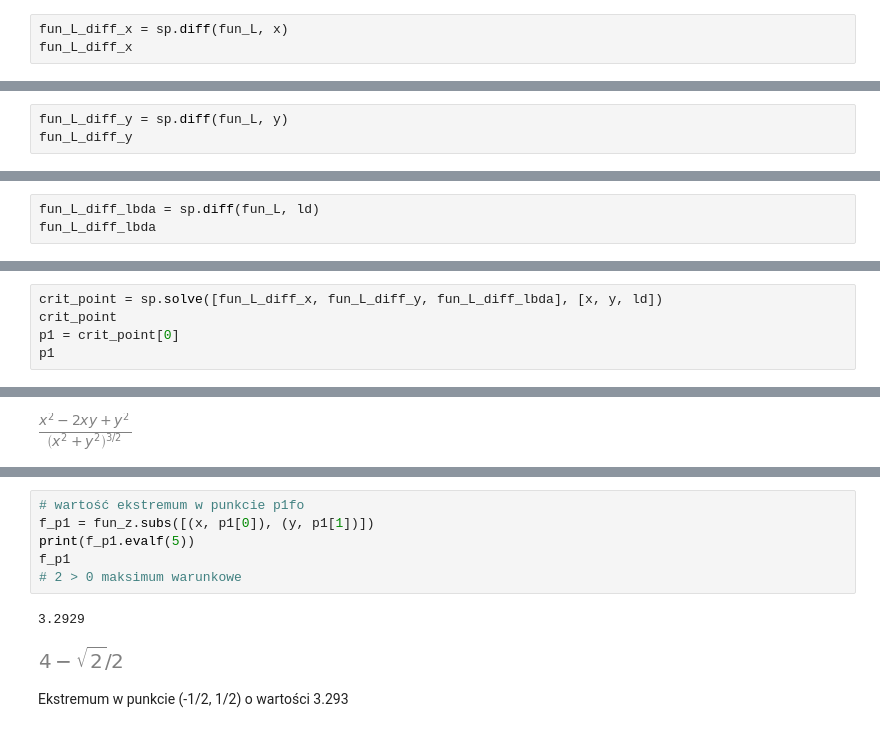
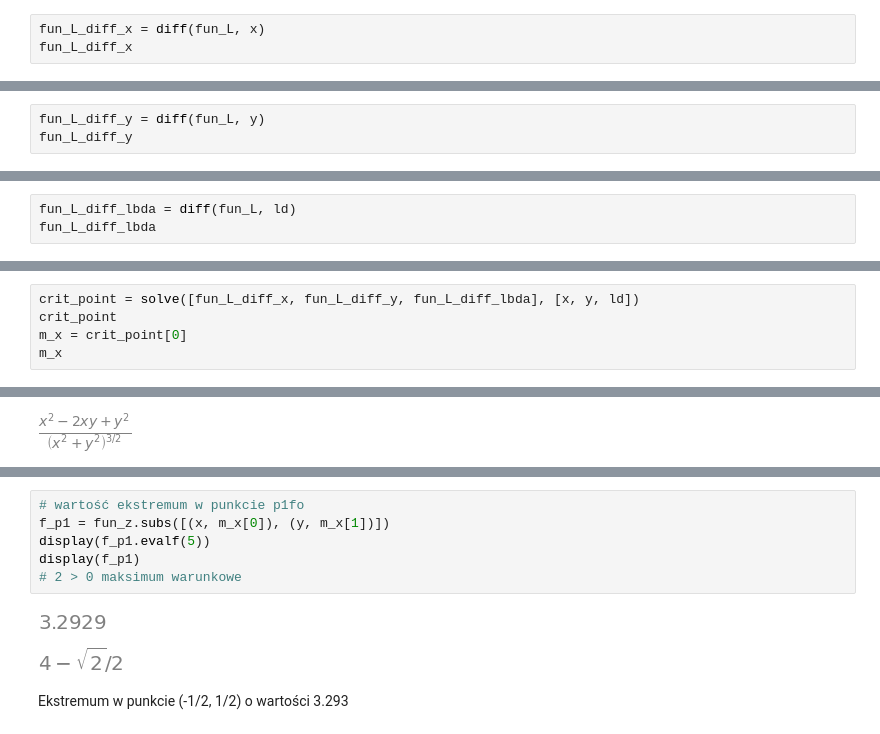
Before and after one commit to pzajaczkowski/ONWP, a Jupyter notebook: lista3/lista3.ipynb, the cells around one changed output, grey strips where cells are left out. Drawn from its saved outputs; the diff is of its cells as text.

```diff
--- a/lista3/lista3.ipynb
+++ b/lista3/lista3.ipynb
@@ -37,27 +35,27 @@ fun_L
 # %% [markdown]
 Wyznaczanie pochodnych pierwszego stopnia
 # %%
-fun_L_diff_x = sp.diff(fun_L, x)
+fun_L_diff_x = diff(fun_L, x)
 fun_L_diff_x
 # %% [output]
 [figure]
 # %%
-fun_L_diff_y = sp.diff(fun_L, y)
+fun_L_diff_y = diff(fun_L, y)
 fun_L_diff_y
 # %% [output]
 [figure]
 # %%
-fun_L_diff_lbda = sp.diff(fun_L, ld)
+fun_L_diff_lbda = diff(fun_L, ld)
 fun_L_diff_lbda
 # %% [output]
 [figure]
 # %% [markdown]
 Wyznaczanie punktów krytycznych z warunku koniecznego
 # %%
-crit_point = sp.solve([fun_L_diff_x, fun_L_diff_y, fun_L_diff_lbda], [x, y, ld])
+crit_point = solve([fun_L_diff_x, fun_L_diff_y, fun_L_diff_lbda], [x, y, ld])
 crit_point
-p1 = crit_point[0]
-p1
+m_x = crit_point[0]
+m_x
 # %% [output]
 [figure]
 # %%
@@ -96,13 +94,13 @@ delta_2_p1
 [figure]
 # %%
 # wartość ekstremum w punkcie p1fo
-f_p1 = fun_z.subs([(x, p1[0]), (y, p1[1])])
-print(f_p1.evalf(5))
-f_p1
+f_p1 = fun_z.subs([(x, m_x[0]), (y, m_x[1])])
+display(f_p1.evalf(5))
+display(f_p1)
 # 2 > 0 maksimum warunkowe
 # %% [output]
-3.2929
-[figure, old version]
+[figure, new version]
+[figure, added]
 # %% [markdown]
 Ekstremum w punkcie (-1/2, 1/2) o wartości 3.293
 # %% [markdown]
```
Also changed, not shown: parts of 52 cells of this notebook, 1 other file.
